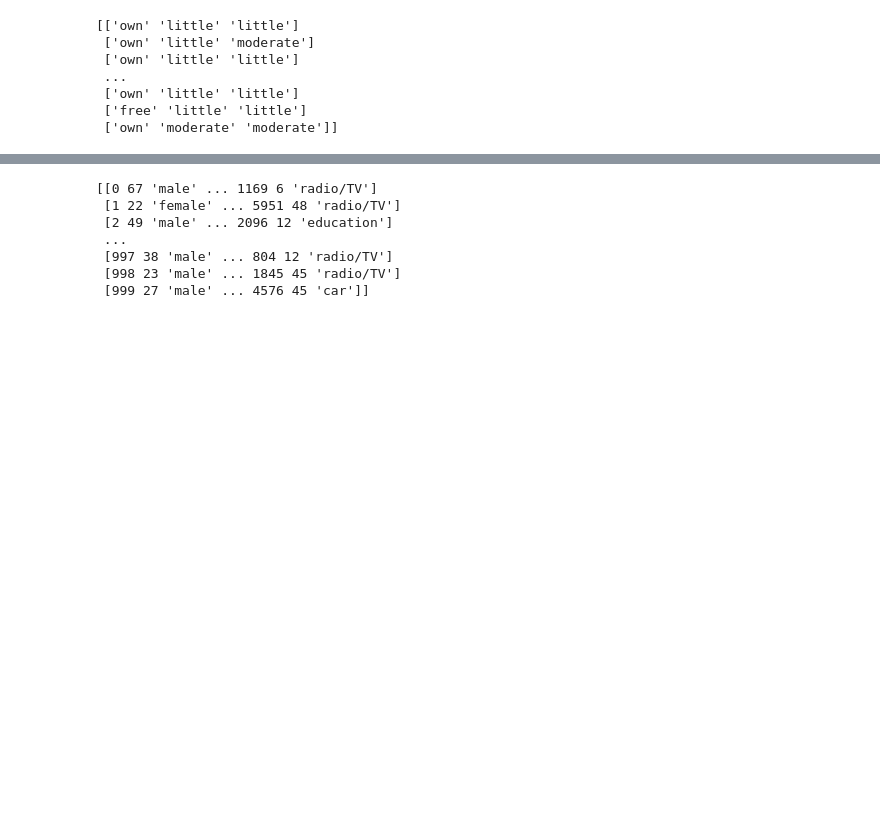
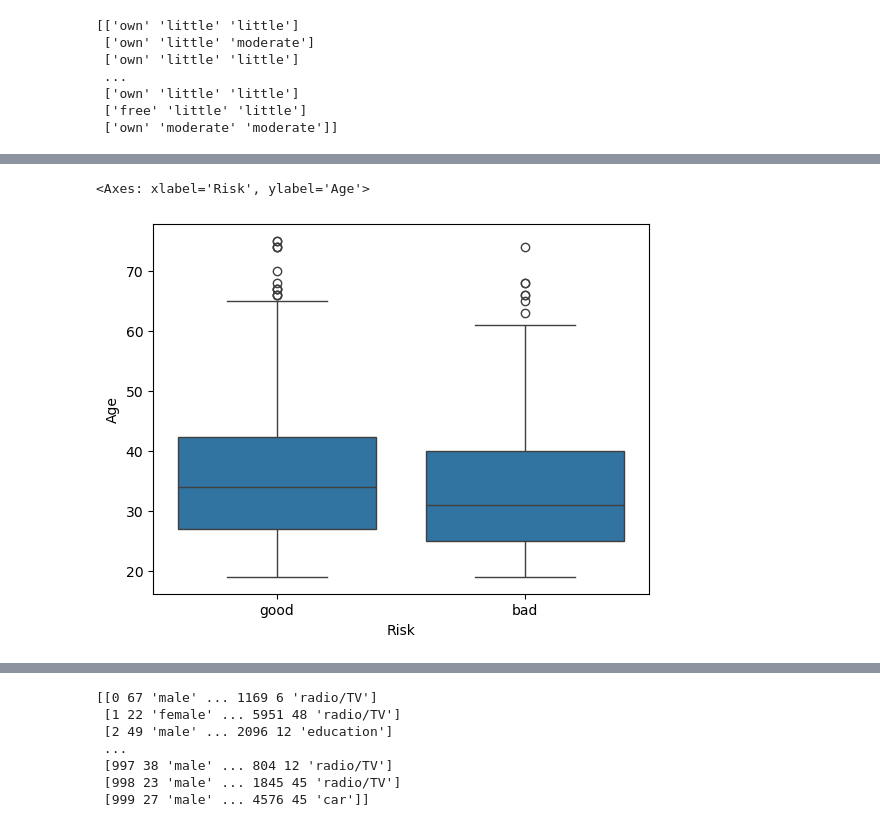
Before and after one commit to DavorTW/credit-risk-analysis, a Jupyter notebook: credit_risk_analysis.ipynb, the cells around one changed output, grey strips where cells are left out. Saved outputs shown, nothing was run; the diff lists cells and outputs as text; code cells hidden in the pictures; blank space fills up the shorter version.

Commit message:
Made more EDA on different attributes to analyse the data, checking for outliers and correlations. Next perform statical tests to check for statical significance and more

```diff
--- a/credit_risk_analysis.ipynb
+++ b/credit_risk_analysis.ipynb
@@ -112,0 +113,15 @@ plt.show()
+# %%
+#Mergin back arrays into a pandas dataframe to work with pandas and seaborn
+columns = ['Unnamed', 'Age', 'Sex', 'Job', 'Housing', 'Saving Account','Checking Account', 'Credit Amount','Duration','Purpose']
+#convert feature array to dataframe
+updated_df = pd.DataFrame(X, columns=columns)
+
+#add target column again
+
+updated_df['Risk'] = y
+# %%
+#SHOW DISTRIBUTIONS SPLITTED BY TARGET
+sns.boxplot(x='Risk', y='Age', data=updated_df)
+# %% [output]
+<Axes: xlabel='Risk', ylabel='Age'>
+[figure, added]
```
Also changed, not shown: parts of 8 cells of this notebook.
